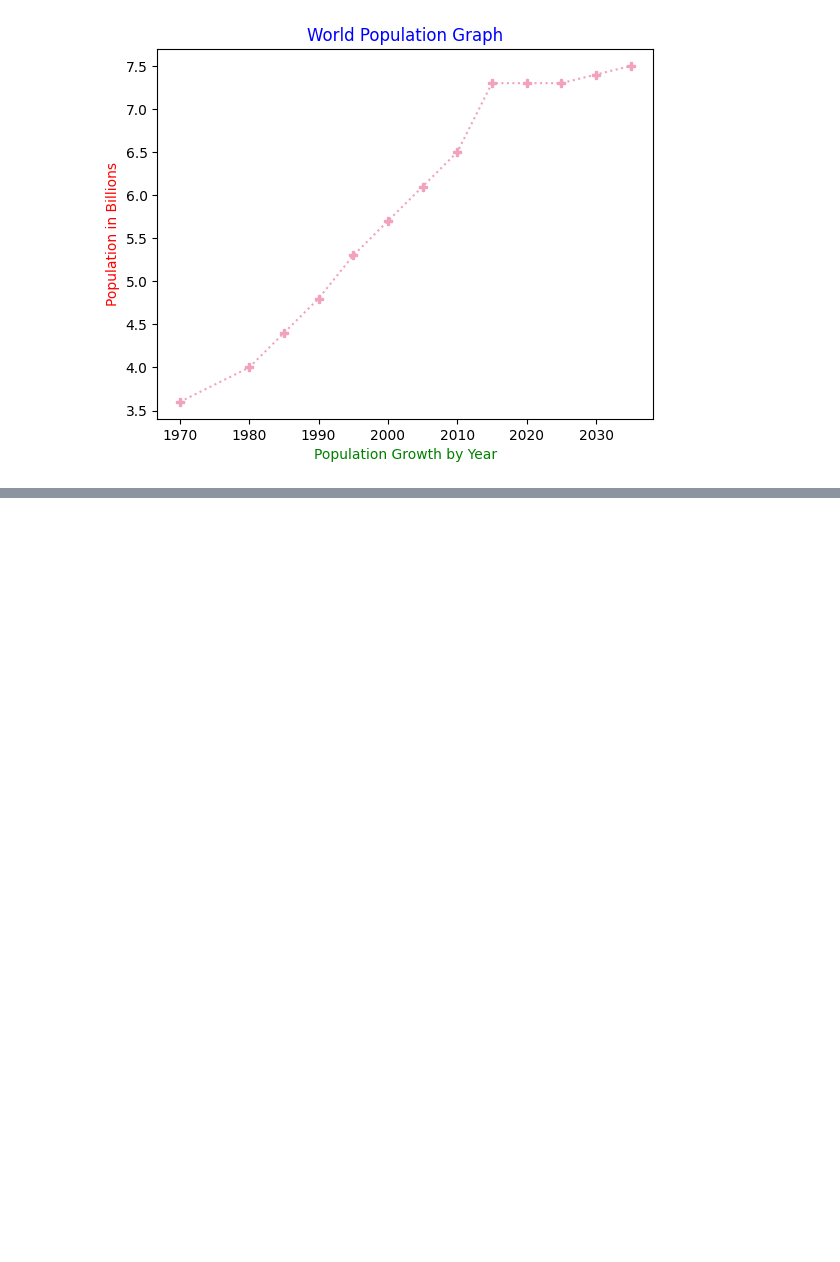
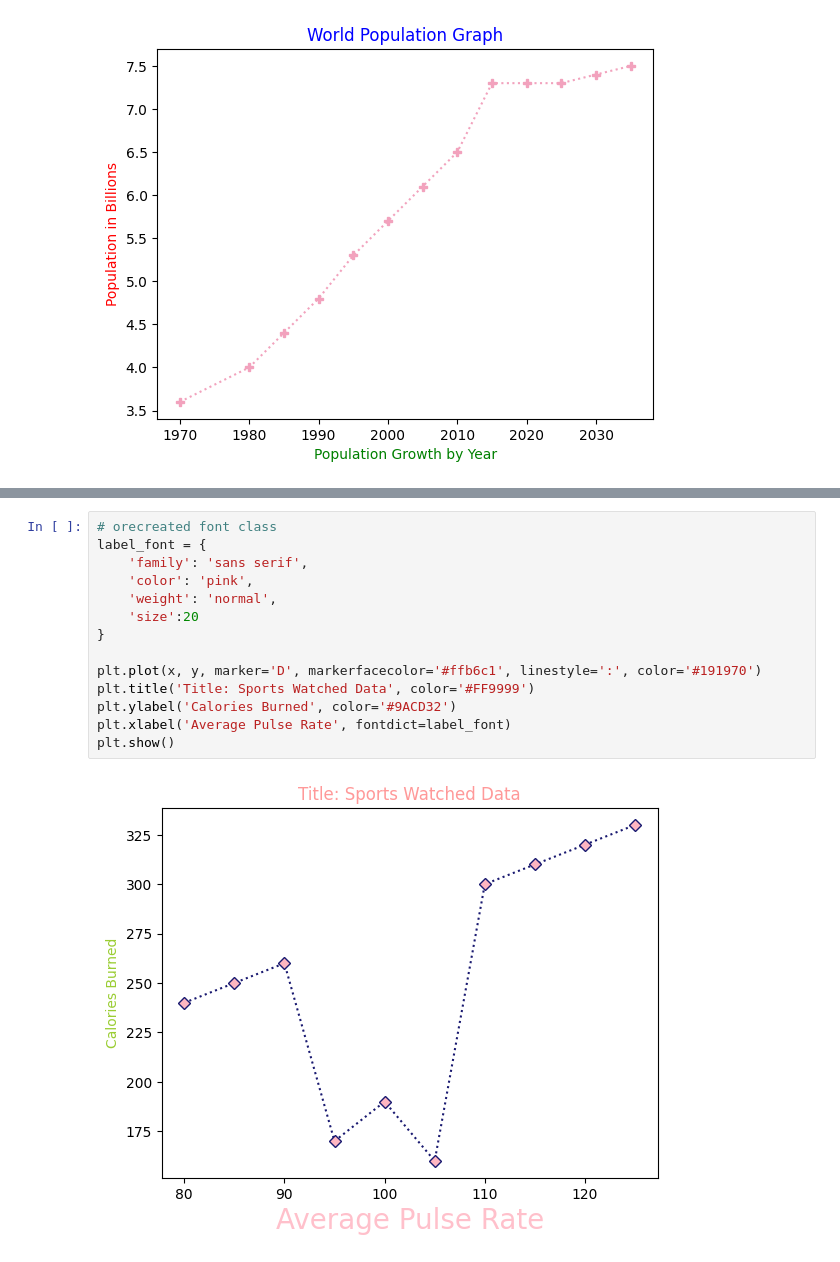
Before and after one commit to naiilaahh/MatPlotLib, a Jupyter notebook: MatPlotLib.ipynb, the cells around one changed output, grey strips where cells are left out. Drawn from its saved outputs; the diff is of its cells as text; blank space fills up the shorter version.

```diff
--- a/MatPlotLib.ipynb
+++ b/MatPlotLib.ipynb
@@ -61,0 +75,16 @@ plt.show()
+# %%
+# orecreated font class
+label_font = {
+    'family': 'sans serif',
+    'color': 'pink',
+    'weight': 'normal',
+    'size':20
+}
+
+plt.plot(x, y, marker='D', markerfacecolor='#ffb6c1', linestyle=':', color='#191970')
+plt.title('Title: Sports Watched Data', color='#FF9999')
+plt.ylabel('Calories Burned', color='#9ACD32')
+plt.xlabel('Average Pulse Rate', fontdict=label_font)
+plt.show()
+# %% [output]
+[figure, added]
```
Also changed, not shown: parts of 9 cells of this notebook, 6 other files.
